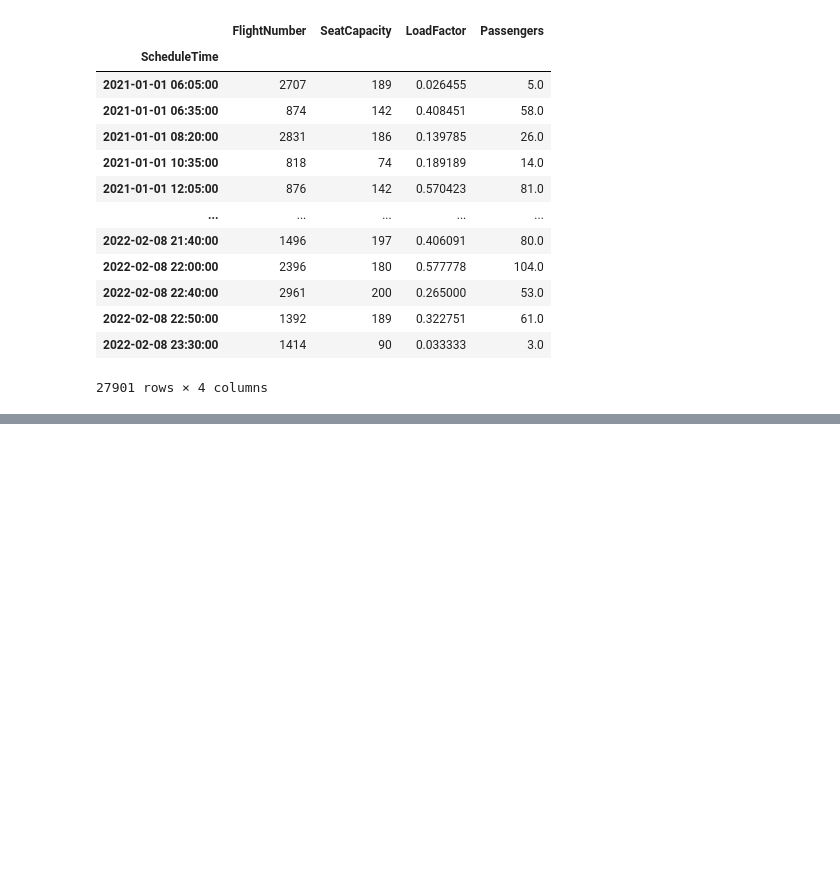
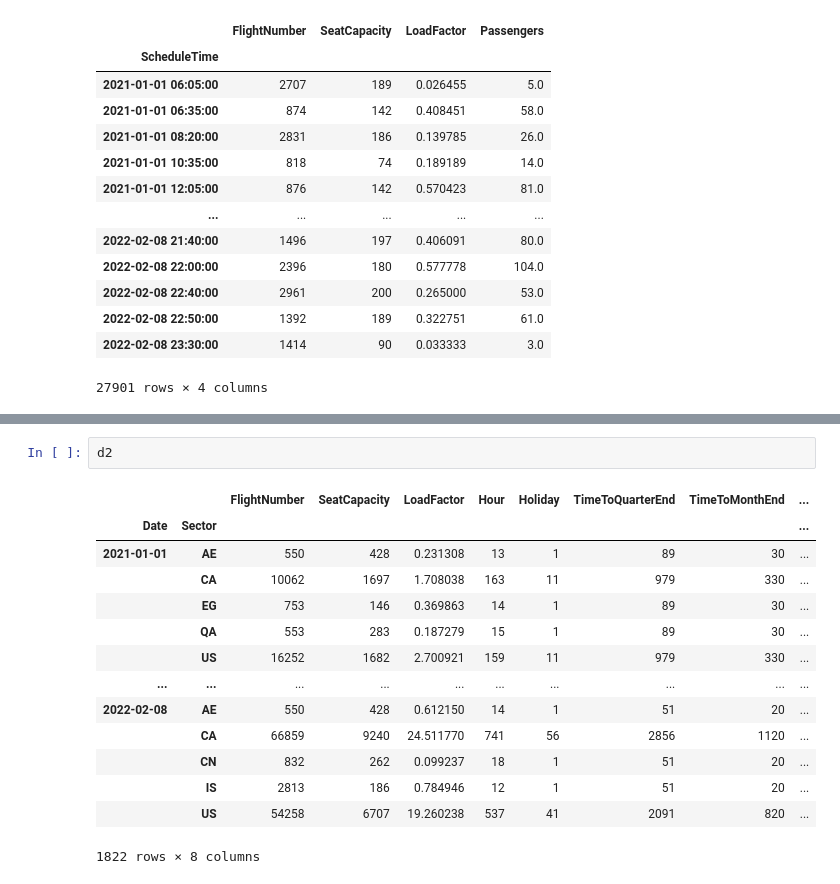
Before and after one commit to s183920/02582_Computational_Data_Analysis, a Jupyter notebook: Case1/explorative.ipynb, the cells around one changed output, grey strips where cells are left out. Saved outputs shown, nothing was run; the diff lists cells and outputs as text; blank space fills up the shorter version.

```diff
--- a/Case1/explorative.ipynb
+++ b/Case1/explorative.ipynb
@@ -115,0 +194,17 @@ d2
+# %%
+d2
+# %% [output]
+|  |  | FlightNumber | SeatCapacity | LoadFactor | Hour | Holiday | TimeToQuarterEnd | TimeToMonthEnd | ... |
+| Date | Sector |  |  |  |  |  |  |  | ... |
+| 2021-01-01 | AE | 550 | 428 | 0.231308 | 13 | 1 | 89 | 30 | ... |
+|  | CA | 10062 | 1697 | 1.708038 | 163 | 11 | 979 | 330 | ... |
+|  | EG | 753 | 146 | 0.369863 | 14 | 1 | 89 | 30 | ... |
+|  | QA | 553 | 283 | 0.187279 | 15 | 1 | 89 | 30 | ... |
+|  | US | 16252 | 1682 | 2.700921 | 159 | 11 | 979 | 330 | ... |
+| ... | ... | ... | ... | ... | ... | ... | ... | ... | ... |
+| 2022-02-08 | AE | 550 | 428 | 0.612150 | 14 | 1 | 51 | 20 | ... |
+|  | CA | 66859 | 9240 | 24.511770 | 741 | 56 | 2856 | 1120 | ... |
+|  | CN | 832 | 262 | 0.099237 | 18 | 1 | 51 | 20 | ... |
+|  | IS | 2813 | 186 | 0.784946 | 12 | 1 | 51 | 20 | ... |
+|  | US | 54258 | 6707 | 19.260238 | 537 | 41 | 2091 | 820 | ... |
+1822 rows × 8 columns
```
Also changed, not shown: parts of 3 cells of this notebook, 2 other files.
